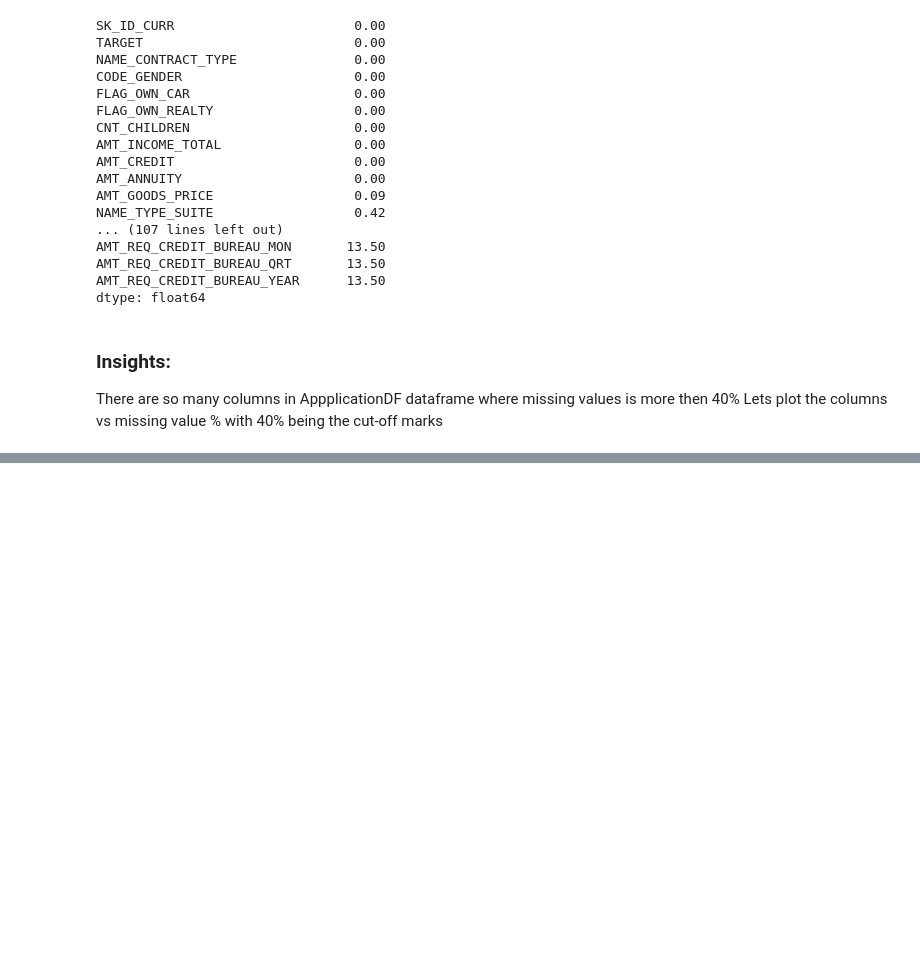
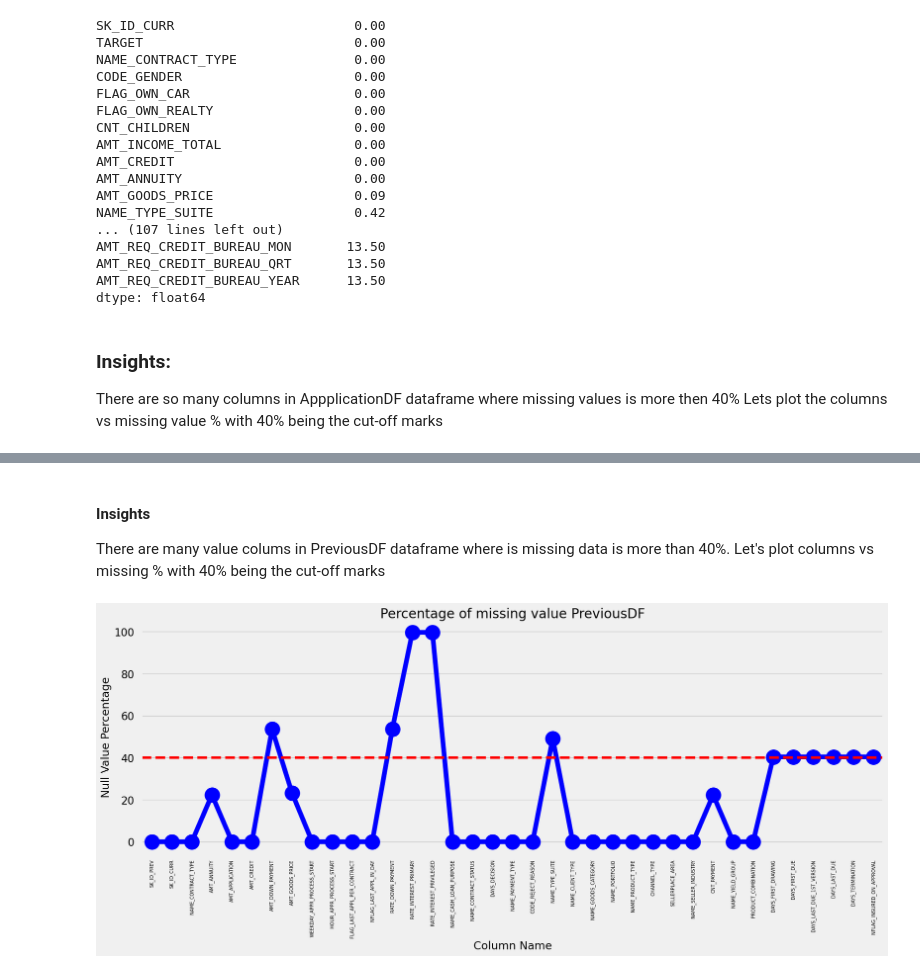
Before and after one commit to Rahul-shingade/Bank_Loan_Analysis, a Jupyter notebook: Bank _Loan_Default Risk_Analysis.ipynb, the cells around one changed output, grey strips where cells are left out. Drawn from its saved outputs; the diff is of its cells as text; code cells hidden in the pictures; blank space fills up the shorter version.

```diff
--- a/Bank _Loan_Default Risk_Analysis.ipynb
+++ b/Bank _Loan_Default Risk_Analysis.ipynb
@@ -188,0 +251,17 @@ plt.show()
+# %% [markdown]
+#### Insights
+There are many value colums in PreviousDF dataframe where is missing data is more than 40%.
+Let's plot columns vs missing % with 40% being the cut-off marks
+# %%
+null_PreviousDF = pd.DataFrame ((PreviousDF.isnull().sum())* 100/ PreviousDF.shape[0]).reset_index()
+null_PreviousDF.columns = ["Column Name","Null Value Percentage"]
+fig = plt.figure(figsize = (18,6))
+ax = sns.pointplot(x = "Column Name", y = "Null Value Percentage", data = null_PreviousDF, color = "blue")
+plt.xticks(rotation=90 , fontsize=7)
+ax.axhline(40, ls='--', color="red")
+plt.title("Percentage of missing value PreviousDF")
+plt.ylabel("Null Value Percentage")
+plt.xlabel("Column Name")
+plt.show()
+# %% [output]
+[figure, added]
```
Also changed, not shown: parts of 12 cells of this notebook.
